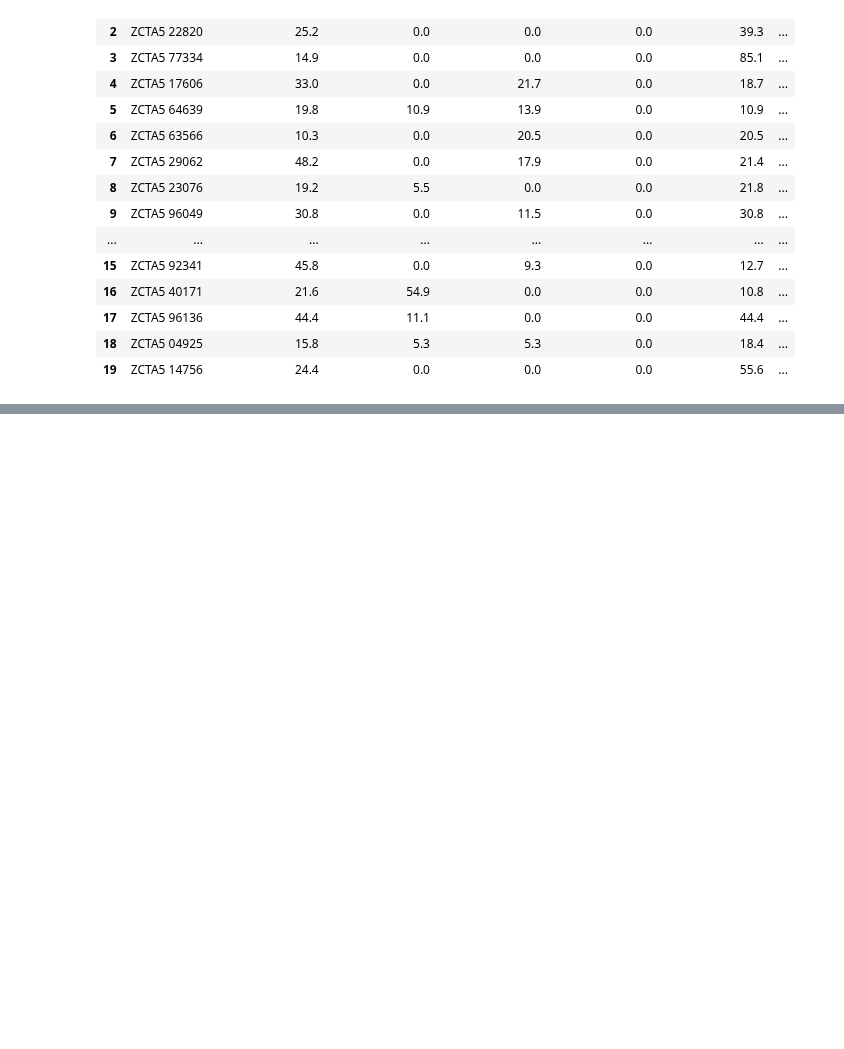
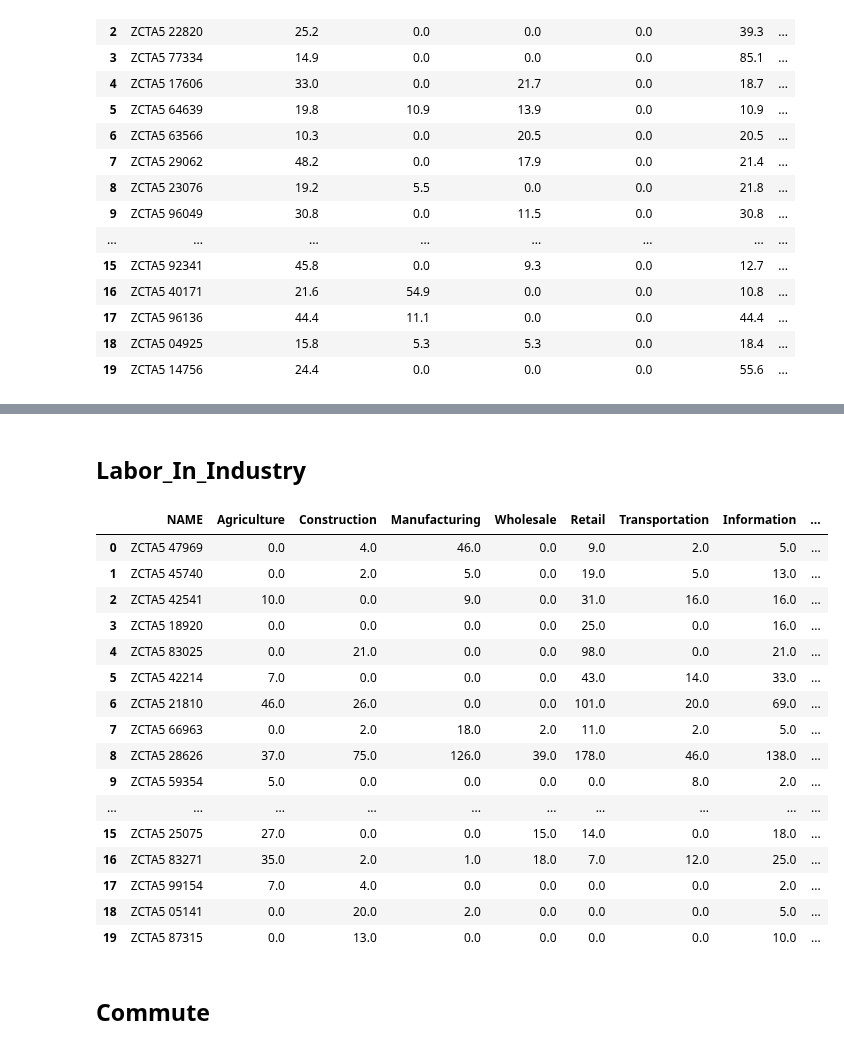
Before and after one commit to xindixu/US-demographic-analysis, a Jupyter notebook: primary-data/acs_2018_modeled.ipynb, the cells around one changed output, grey strips where cells are left out. Cells and saved outputs as stored; diff of their text form; code cells hidden in the pictures; blank space fills up the shorter version.

```diff
--- a/primary-data/acs_2018_modeled.ipynb
+++ b/primary-data/acs_2018_modeled.ipynb
@@ -447,0 +853,2 @@ KeyboardInterrupt:
+# %% [markdown]
+## Labor_In_Industry
@@ -447,0 +857,26 @@ KeyboardInterrupt:
+# %%
+%%bigquery
+select *
+from acs_2018_modeled.Labor_In_Industry_Beam_DF
+where NAME is not null
+limit 20
+# %% [output]
+|  | NAME | Agriculture | Construction | Manufacturing | Wholesale | Retail | Transportation | Information | ... |
+| 0 | ZCTA5 47969 | 0.0 | 4.0 | 46.0 | 0.0 | 9.0 | 2.0 | 5.0 | ... |
+| 1 | ZCTA5 45740 | 0.0 | 2.0 | 5.0 | 0.0 | 19.0 | 5.0 | 13.0 | ... |
+| 2 | ZCTA5 42541 | 10.0 | 0.0 | 9.0 | 0.0 | 31.0 | 16.0 | 16.0 | ... |
+| 3 | ZCTA5 18920 | 0.0 | 0.0 | 0.0 | 0.0 | 25.0 | 0.0 | 16.0 | ... |
+| 4 | ZCTA5 83025 | 0.0 | 21.0 | 0.0 | 0.0 | 98.0 | 0.0 | 21.0 | ... |
+| 5 | ZCTA5 42214 | 7.0 | 0.0 | 0.0 | 0.0 | 43.0 | 14.0 | 33.0 | ... |
+| 6 | ZCTA5 21810 | 46.0 | 26.0 | 0.0 | 0.0 | 101.0 | 20.0 | 69.0 | ... |
+| 7 | ZCTA5 66963 | 0.0 | 2.0 | 18.0 | 2.0 | 11.0 | 2.0 | 5.0 | ... |
+| 8 | ZCTA5 28626 | 37.0 | 75.0 | 126.0 | 39.0 | 178.0 | 46.0 | 138.0 | ... |
+| 9 | ZCTA5 59354 | 5.0 | 0.0 | 0.0 | 0.0 | 0.0 | 8.0 | 2.0 | ... |
+| ... | ... | ... | ... | ... | ... | ... | ... | ... | ... |
+| 15 | ZCTA5 25075 | 27.0 | 0.0 | 0.0 | 15.0 | 14.0 | 0.0 | 18.0 | ... |
+| 16 | ZCTA5 83271 | 35.0 | 2.0 | 1.0 | 18.0 | 7.0 | 12.0 | 25.0 | ... |
+| 17 | ZCTA5 99154 | 7.0 | 4.0 | 0.0 | 0.0 | 0.0 | 0.0 | 2.0 | ... |
+| 18 | ZCTA5 05141 | 0.0 | 20.0 | 2.0 | 0.0 | 0.0 | 0.0 | 5.0 | ... |
+| 19 | ZCTA5 87315 | 0.0 | 13.0 | 0.0 | 0.0 | 0.0 | 0.0 | 10.0 | ... |
+# %% [markdown]
+## Commute
```
Also changed, not shown: parts of 75 cells of this notebook, 13 other files.
